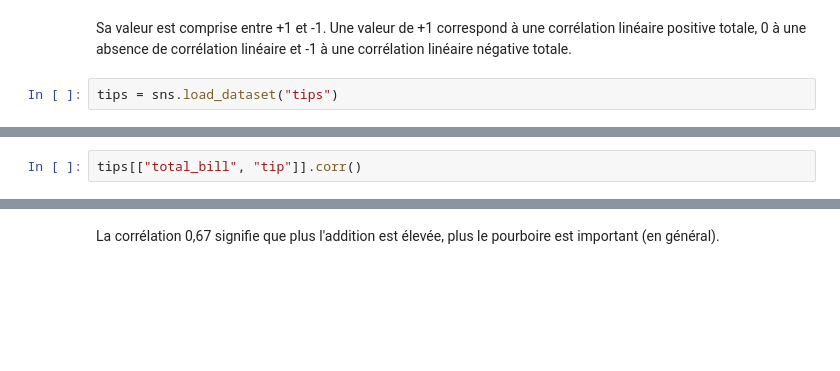
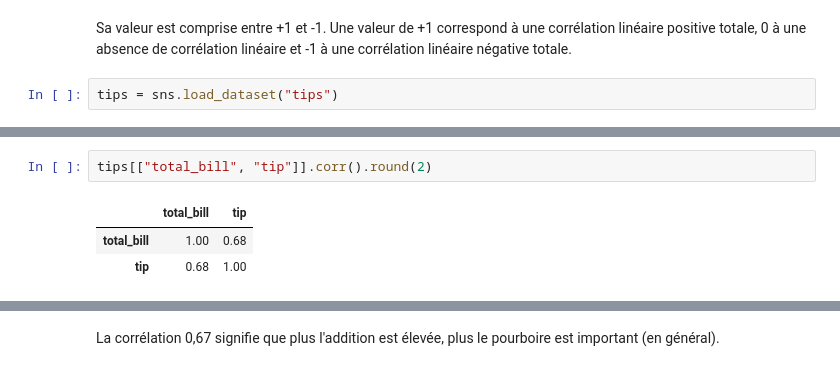
Before and after one commit to sheriffff/teaching_ibm_skillup_data_analytics2022, a Jupyter notebook: fra/02.stats.ipynb, the cells around one changed output, grey strips where cells are left out. Saved outputs shown, nothing was run; the diff lists cells and outputs as text; blank space fills up the shorter version.

```diff
--- a/fra/02.stats.ipynb
+++ b/fra/02.stats.ipynb
@@ -328,4 +423,8 @@ tips.head()
 # %%
-tips[["total_bill", "tip"]].corr()
+tips[["total_bill", "tip"]].corr().round(2)
+# %% [output]
+|  | total_bill | tip |
+| total_bill | 1.00 | 0.68 |
+| tip | 0.68 | 1.00 |
 # %%
 sns.scatterplot(x=tips.total_bill, y=tips.tip)
```
Also changed, not shown: parts of 65 cells of this notebook.
